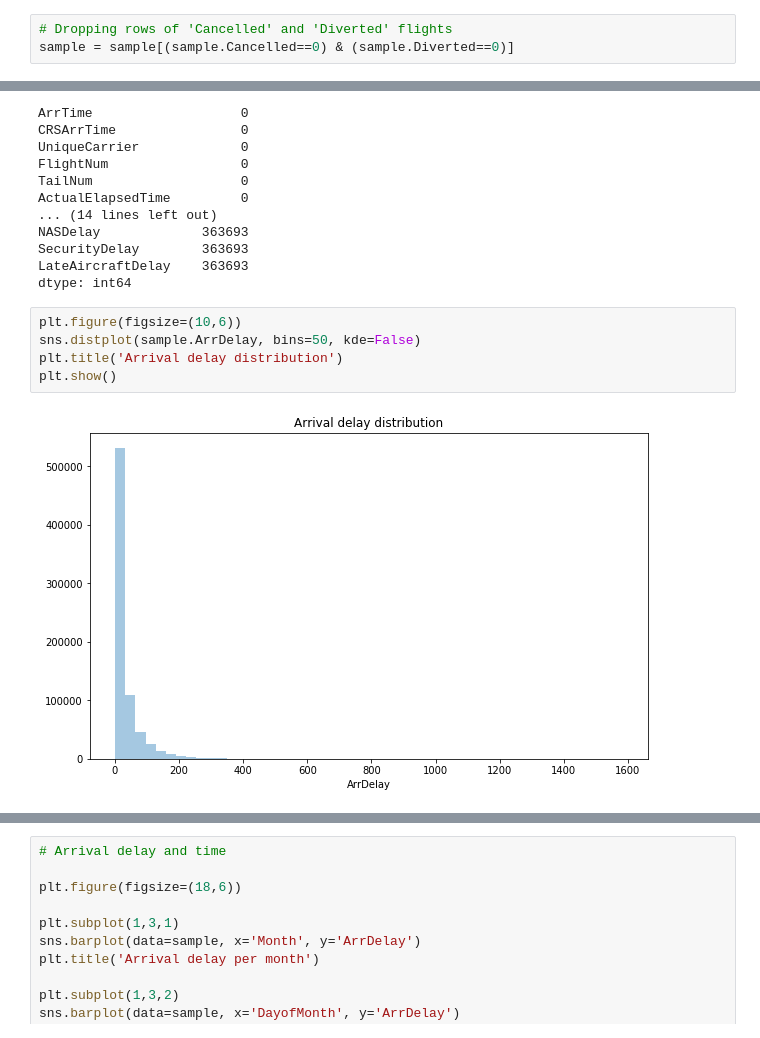
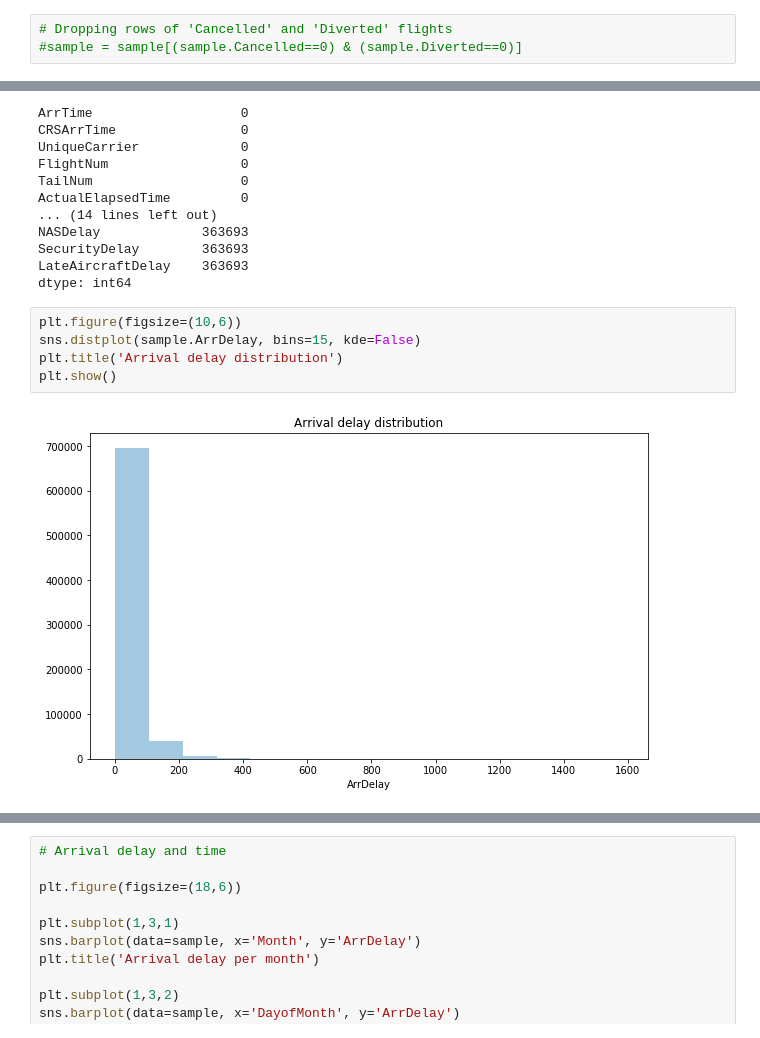
Before and after one commit to PriyankaBiswas/Data-Science, a Jupyter notebook: Unit3_deeper_SL/SL_practice/Airlines_arrival/airlines_arrivals.ipynb, the cells around one changed output, grey strips where cells are left out. Cells and saved outputs as stored; diff of their text form.

```diff
--- a/Unit3_deeper_SL/SL_practice/Airlines_arrival/airlines_arrivals.ipynb
+++ b/Unit3_deeper_SL/SL_practice/Airlines_arrival/airlines_arrivals.ipynb
@@ -107,7 +111,7 @@ sample.groupby(['Cancelled', 'Diverted'])['ArrDelay'].describe()
 | 0 | 0 | 744484.0 | 32.207029 | 47.994276 | 1.0 | 6.0 | 15.0 | 38.0 | 1583.0 |
 # %%
 # Dropping rows of 'Cancelled' and 'Diverted' flights
-sample = sample[(sample.Cancelled==0) & (sample.Diverted==0)]
+#sample = sample[(sample.Cancelled==0) & (sample.Diverted==0)]
 # %%
 sample[['ArrDelay', 'ArrTime', 'CRSArrTime']].head()
 # %% [output]
@@ -141,11 +145,11 @@ LateAircraftDelay    363693
 dtype: int64
 # %%
 plt.figure(figsize=(10,6))
-sns.distplot(sample.ArrDelay, bins=50, kde=False)
+sns.distplot(sample.ArrDelay, bins=15, kde=False)
 plt.title('Arrival delay distribution')
 plt.show()
 # %% [output]
-[figure, old version]
+[figure, new version]
 # %%
 plt.figure(figsize=(12,6))
 sns.boxplot(sample.ArrDelay)
```
Also changed, not shown: parts of 68 cells of this notebook.
